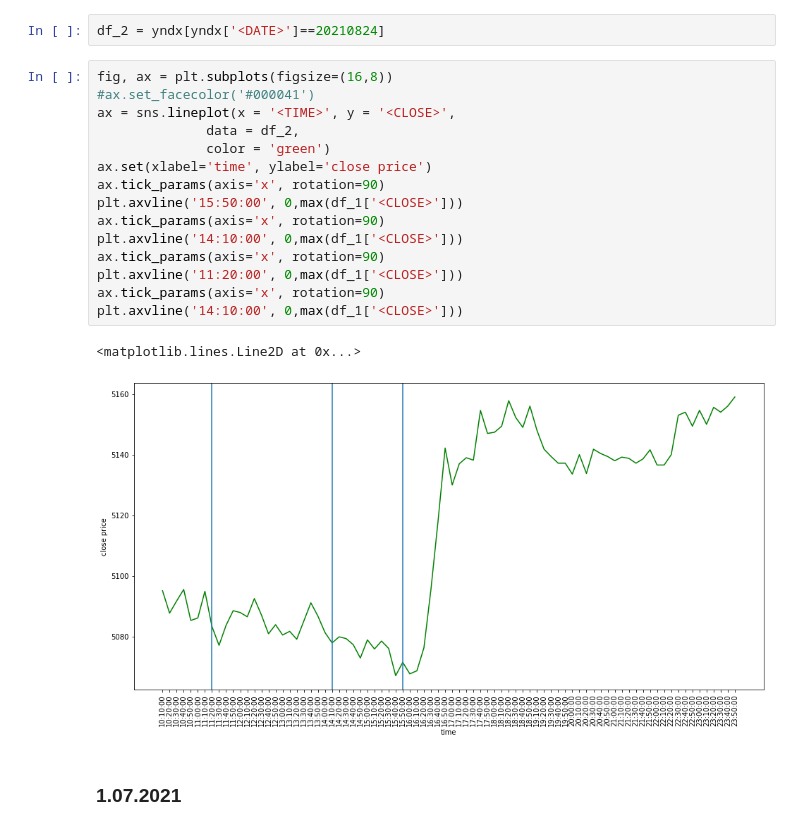
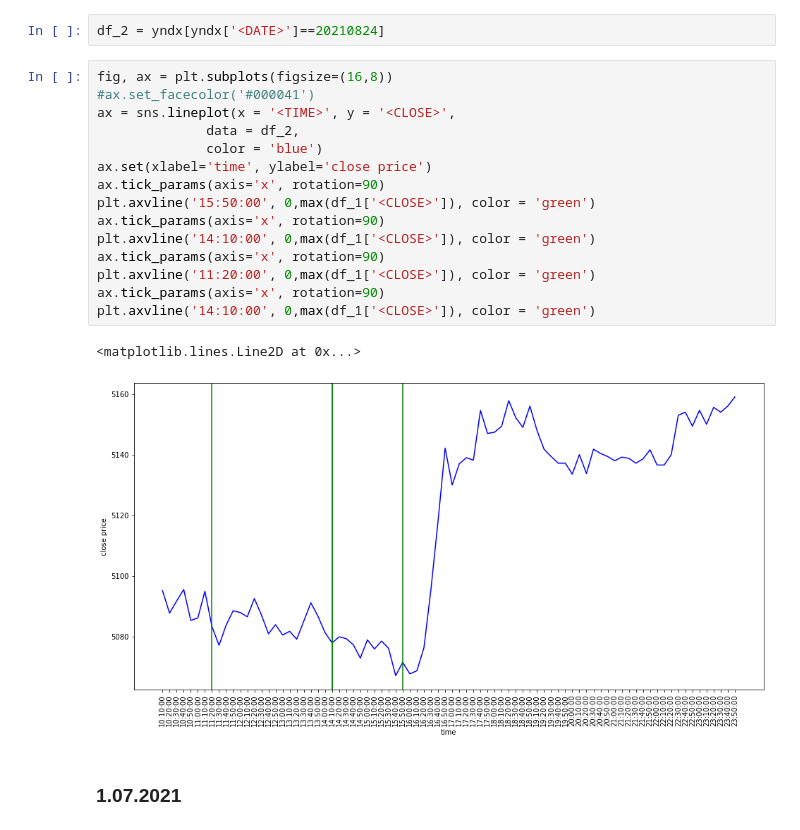
Before and after one commit to dariagerasimenko/stock_price_prediction_using_news, a Jupyter notebook: notebooks/graphs.ipynb, the cells around one changed output. Saved outputs shown, nothing was run; the diff lists cells and outputs as text.

```diff
--- a/notebooks/graphs.ipynb
+++ b/notebooks/graphs.ipynb
@@ -133,21 +133,21 @@ df_2 = yndx[yndx['<DATE>']==20210824]
 # %%
 fig, ax = plt.subplots(figsize=(16,8))
 #ax.set_facecolor('#000041')
 ax = sns.lineplot(x = '<TIME>', y = '<CLOSE>',
               data = df_2,
-              color = 'green')
+              color = 'blue')
 ax.set(xlabel='time', ylabel='close price')
 ax.tick_params(axis='x', rotation=90)
-plt.axvline('15:50:00', 0,max(df_1['<CLOSE>']))
+plt.axvline('15:50:00', 0,max(df_1['<CLOSE>']), color = 'green')
 ax.tick_params(axis='x', rotation=90)
-plt.axvline('14:10:00', 0,max(df_1['<CLOSE>']))
+plt.axvline('14:10:00', 0,max(df_1['<CLOSE>']), color = 'green')
 ax.tick_params(axis='x', rotation=90)
-plt.axvline('11:20:00', 0,max(df_1['<CLOSE>']))
+plt.axvline('11:20:00', 0,max(df_1['<CLOSE>']), color = 'green')
 ax.tick_params(axis='x', rotation=90)
-plt.axvline('14:10:00', 0,max(df_1['<CLOSE>']))
+plt.axvline('14:10:00', 0,max(df_1['<CLOSE>']), color = 'green')
 # %% [output]
 <matplotlib.lines.Line2D at 0x...>
-[figure, old version]
+[figure, new version]
 # %% [markdown]
 ### 1.07.2021
 # %% [markdown]
```
Also changed, not shown: parts of 16 cells of this notebook.
